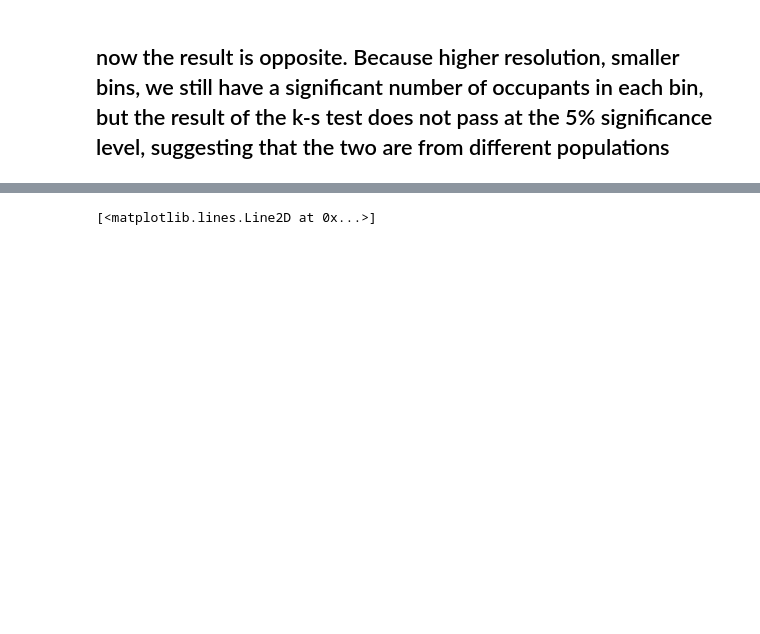
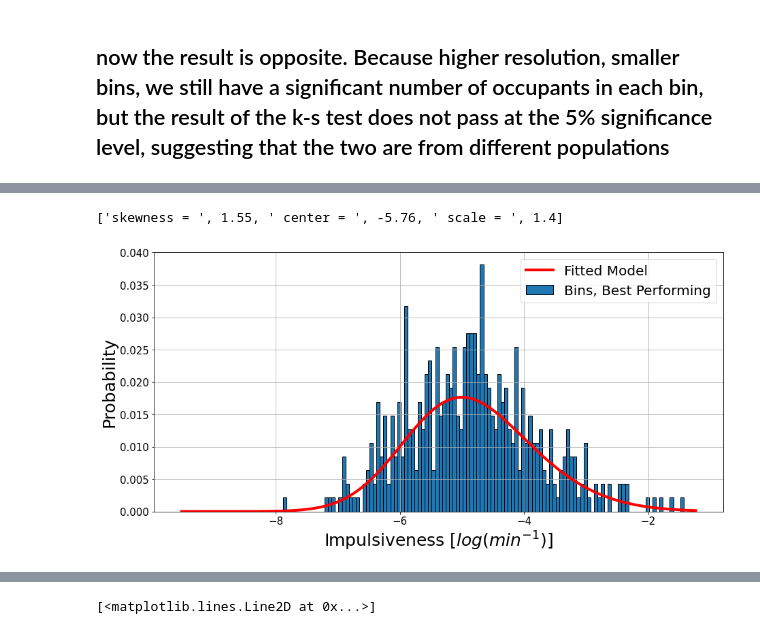
Before and after one commit to coletamburri2112/imp_dev, a Jupyter notebook: fit_imp_distribution_relative.ipynb, the cells around one changed output, grey strips where cells are left out. Drawn from its saved outputs; the diff is of its cells as text; code cells hidden in the pictures; blank space fills up the shorter version.

```diff
--- a/fit_imp_distribution_relative.ipynb
+++ b/fit_imp_distribution_relative.ipynb
@@ -252,0 +287,19 @@ KstestResult(statistic=0.2, pvalue=0.0048579332350668775)
+# %%
+# for best flares
+a2, loc2, scale2 = 1.0, -6, 1
+data2 = best_imp_nonan
+a_estimate2, loc_estimate2, scale_estimate2 = stats.skewnorm.fit(data2)
+
+print(['skewness = ',round(a_estimate2,2),' center = ',round(loc_estimate2,2),' scale = ',round(scale_estimate2,2)])
+skewedgauss2 = 2*norm.pdf((edges[0:-1]-loc_estimate2)/scale_estimate2)*norm.cdf(a_estimate2*((edges[0:-1]-loc_estimate2)/scale_estimate2))
+fig,ax = plt.subplots(figsize=(15,7))
+ax.bar(edges[0:-1],f[0]/sum(np.array(f[0])),label='Bins, Best Performing',width=(edges[1]-edges[0]),edgecolor='black')
+ax.plot(edges[0:-1],(skewedgauss2/sum(skewedgauss)),label='Fitted Model',color='red',linewidth=4)
+ax.legend(fontsize=20)
+ax.grid()
+ax.set_ylabel('Probability',fontsize=25)
+ax.set_xlabel('Impulsiveness [$log(min^{-1})$]',fontsize=25)
+ax.tick_params(labelsize=15)
+# %% [output]
+['skewness = ', 1.55, ' center = ', -5.76, ' scale = ', 1.4]
+[figure, added]
```
Also changed, not shown: parts of 15 cells of this notebook.
